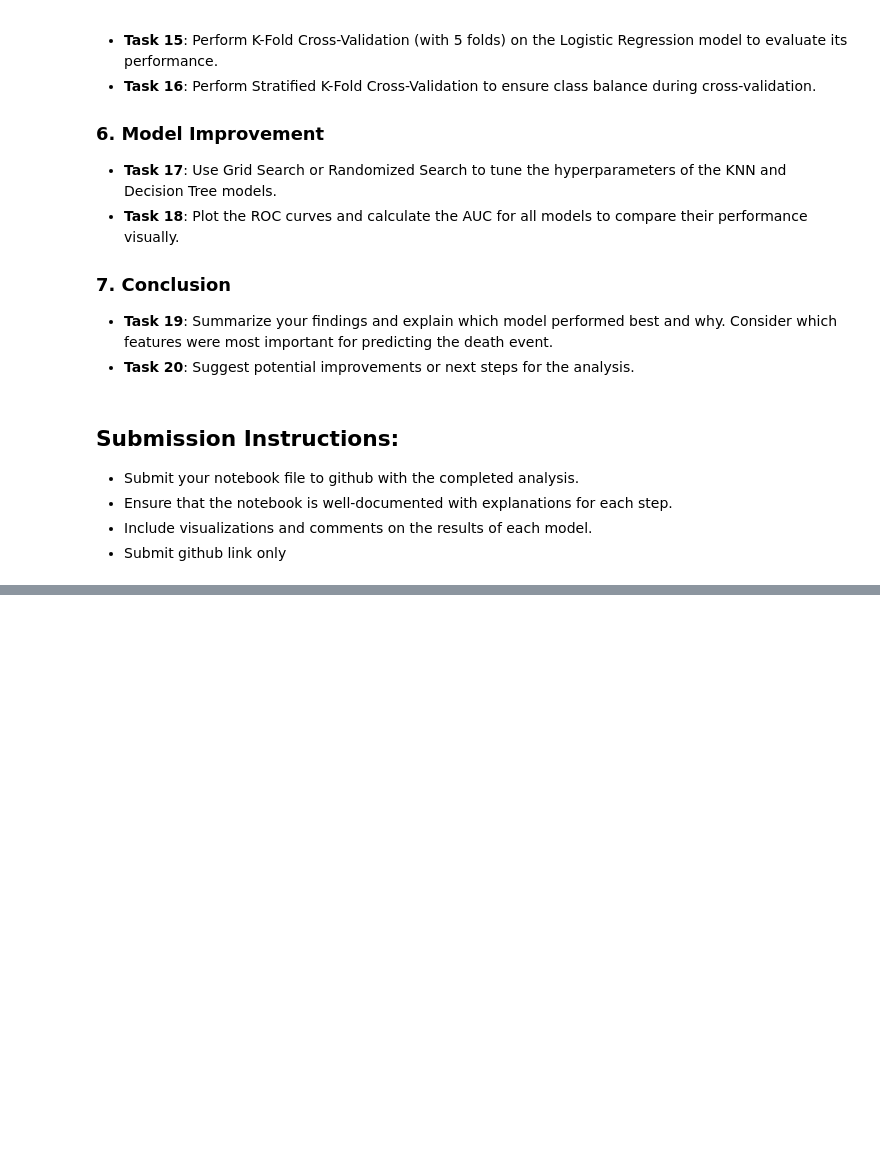
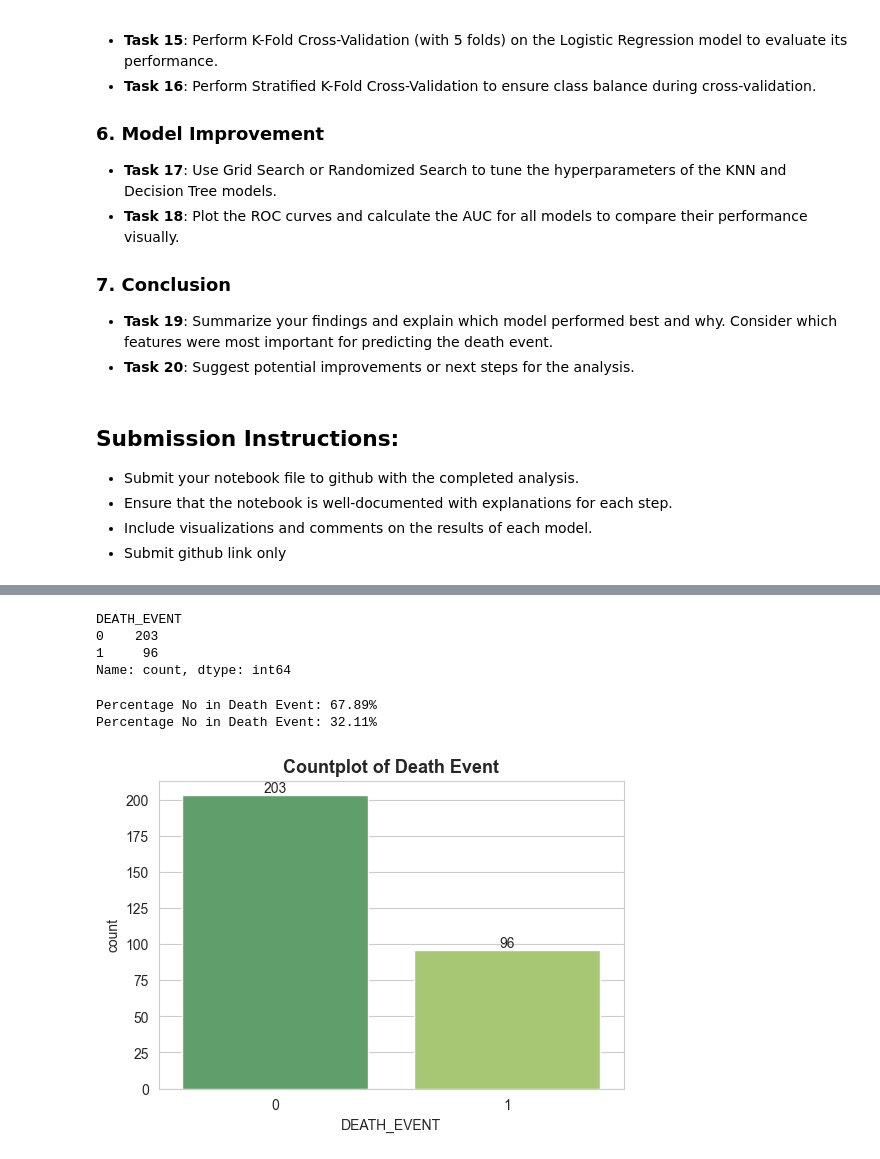
Before and after one commit to mohammadkhorshed/DS-ML-Assignments, a Jupyter notebook: assignment_08.ipynb, the cells around one changed output, grey strips where cells are left out. Saved outputs shown, nothing was run; the diff lists cells and outputs as text; code cells hidden in the pictures; blank space fills up the shorter version.

Commit message:
Completed Data Exploration

```diff
--- a/assignment_08.ipynb
+++ b/assignment_08.ipynb
@@ -6,6 +10,10 @@ import seaborn as sns
 import numpy as np
 import matplotlib.pyplot as plt
 import plotly.express as px
+import warnings
+warnings.filterwarnings('ignore')
+
+sns.set_style('whitegrid')
 # %%
 df = pd.read_csv("data/heart_failure.csv")
 df.head()
@@ -93,0 +190,28 @@ The dataset consists of 13 variables, each representing clinical features and de
+# %%
+# Count of Death Event (0: No, 1: Yes)
+
+df['DEATH_EVENT'].value_counts()
+# %% [output]
+DEATH_EVENT
+0    203
+1     96
+Name: count, dtype: int64
+# %%
+print(f"Percentage No in Death Event: {round(203 / 299 * 100, 2)}%")
+print(f"Percentage No in Death Event: {round(96 / 299 * 100, 2)}%")
+# %% [output]
+Percentage No in Death Event: 67.89%
+Percentage No in Death Event: 32.11%
+# %%
+# Countplot of Death Event
+
+plt.figure(figsize=(6, 4))
+ax = sns.countplot(data=df, x='DEATH_EVENT', palette='summer')
+
+for container in ax.containers:
+    ax.bar_label(container, fontsize=10)
+
+plt.title('Countplot of Death Event', fontsize=13, fontweight='bold')
+plt.show()
+# %% [output]
+[figure, added]
```
Also changed, not shown: parts of 13 cells of this notebook.
